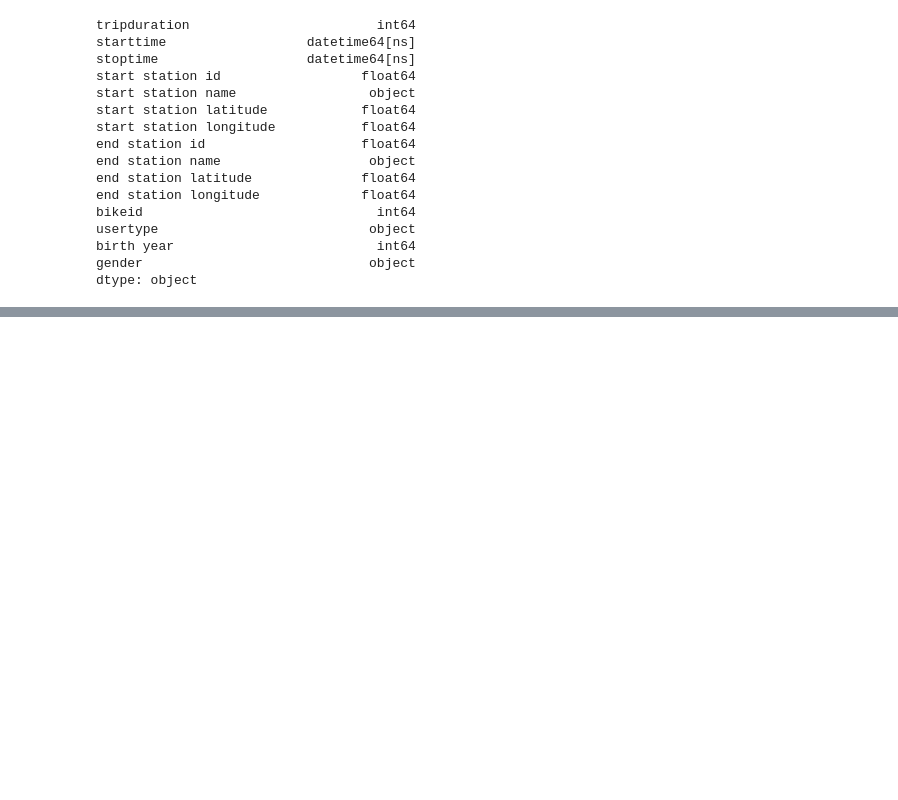
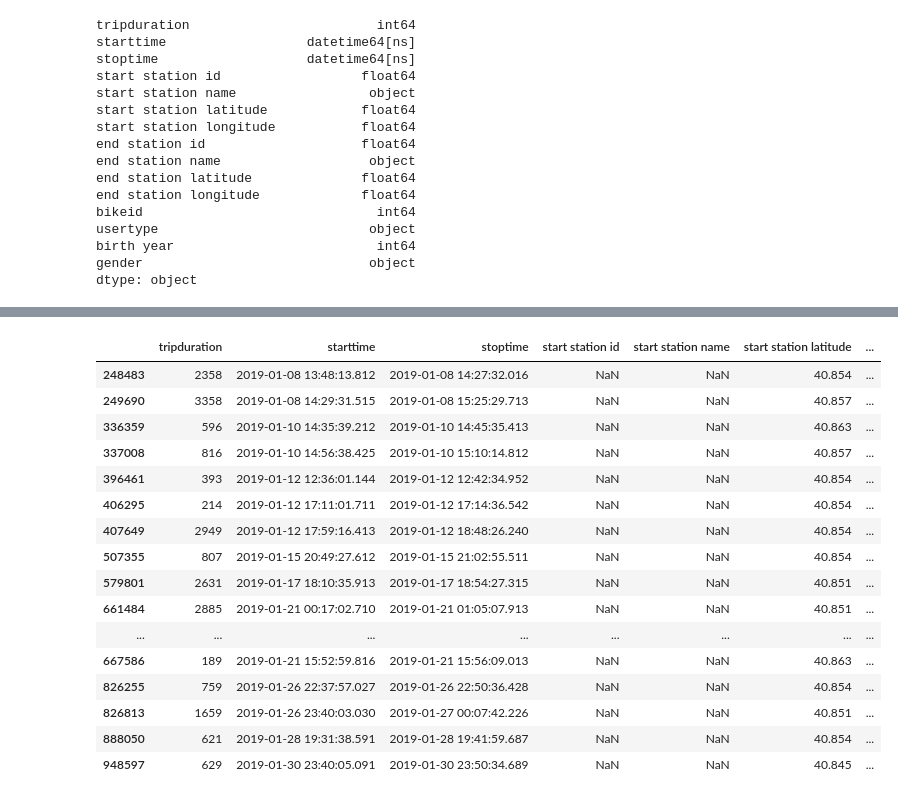
Before and after one commit to ChungWasawat/dtc_de_project, a Jupyter notebook: eda/eda bike dataset.ipynb, the cells around one changed output, grey strips where cells are left out. Cells and saved outputs as stored; diff of their text form; code cells hidden in the pictures; blank space fills up the shorter version.

```diff
--- a/eda/eda bike dataset.ipynb
+++ b/eda/eda bike dataset.ipynb
@@ -101,0 +127,22 @@ dtype: object
+# %%
+df1 = df
+df1['null'] = df1['start station id'].isnull()
+df1[df1['null']==True]
+# %% [output]
+|  | tripduration | starttime | stoptime | start station id | start station name | start station latitude | ... |
+| 248483 | 2358 | 2019-01-08 13:48:13.812 | 2019-01-08 14:27:32.016 | NaN | NaN | 40.854 | ... |
+| 249690 | 3358 | 2019-01-08 14:29:31.515 | 2019-01-08 15:25:29.713 | NaN | NaN | 40.857 | ... |
+| 336359 | 596 | 2019-01-10 14:35:39.212 | 2019-01-10 14:45:35.413 | NaN | NaN | 40.863 | ... |
+| 337008 | 816 | 2019-01-10 14:56:38.425 | 2019-01-10 15:10:14.812 | NaN | NaN | 40.857 | ... |
+| 396461 | 393 | 2019-01-12 12:36:01.144 | 2019-01-12 12:42:34.952 | NaN | NaN | 40.854 | ... |
+| 406295 | 214 | 2019-01-12 17:11:01.711 | 2019-01-12 17:14:36.542 | NaN | NaN | 40.854 | ... |
+| 407649 | 2949 | 2019-01-12 17:59:16.413 | 2019-01-12 18:48:26.240 | NaN | NaN | 40.854 | ... |
+| 507355 | 807 | 2019-01-15 20:49:27.612 | 2019-01-15 21:02:55.511 | NaN | NaN | 40.854 | ... |
+| 579801 | 2631 | 2019-01-17 18:10:35.913 | 2019-01-17 18:54:27.315 | NaN | NaN | 40.851 | ... |
+| 661484 | 2885 | 2019-01-21 00:17:02.710 | 2019-01-21 01:05:07.913 | NaN | NaN | 40.851 | ... |
+| ... | ... | ... | ... | ... | ... | ... | ... |
+| 667586 | 189 | 2019-01-21 15:52:59.816 | 2019-01-21 15:56:09.013 | NaN | NaN | 40.863 | ... |
+| 826255 | 759 | 2019-01-26 22:37:57.027 | 2019-01-26 22:50:36.428 | NaN | NaN | 40.854 | ... |
+| 826813 | 1659 | 2019-01-26 23:40:03.030 | 2019-01-27 00:07:42.226 | NaN | NaN | 40.851 | ... |
+| 888050 | 621 | 2019-01-28 19:31:38.591 | 2019-01-28 19:41:59.687 | NaN | NaN | 40.854 | ... |
+| 948597 | 629 | 2019-01-30 23:40:05.091 | 2019-01-30 23:50:34.689 | NaN | NaN | 40.845 | ... |
```
Also changed, not shown: parts of 3 cells of this notebook, 5 other files.
